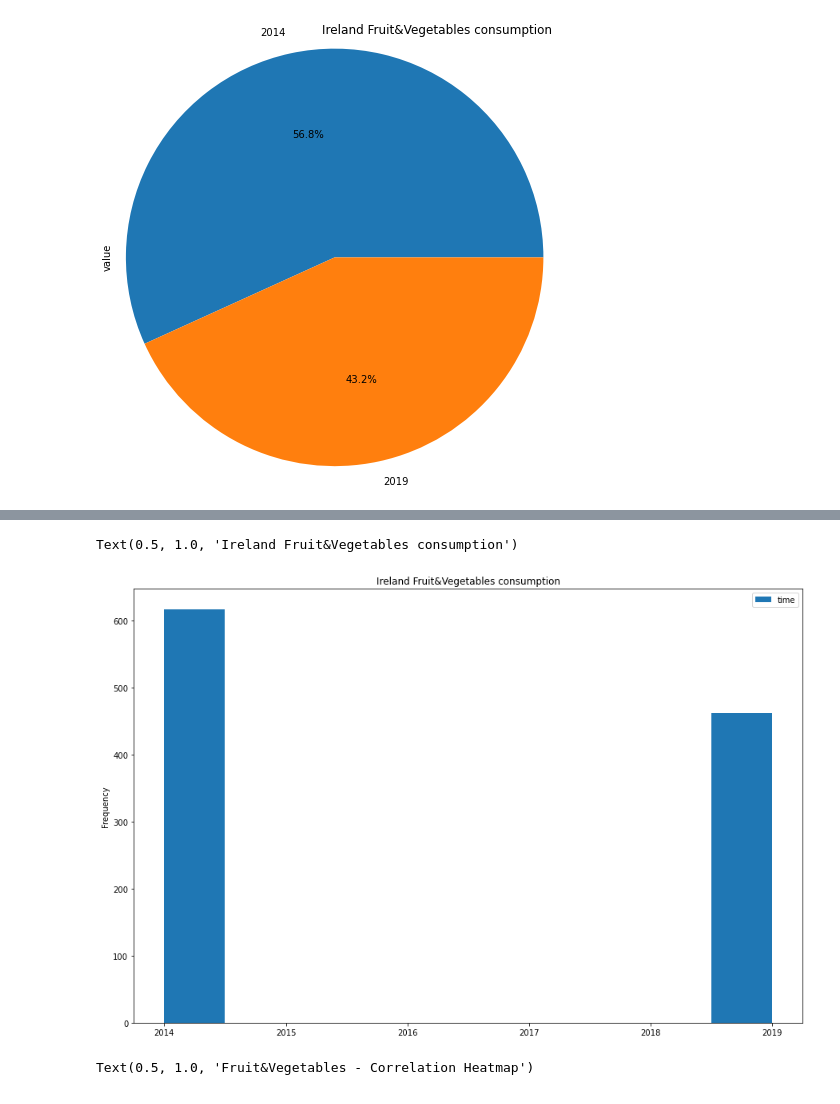
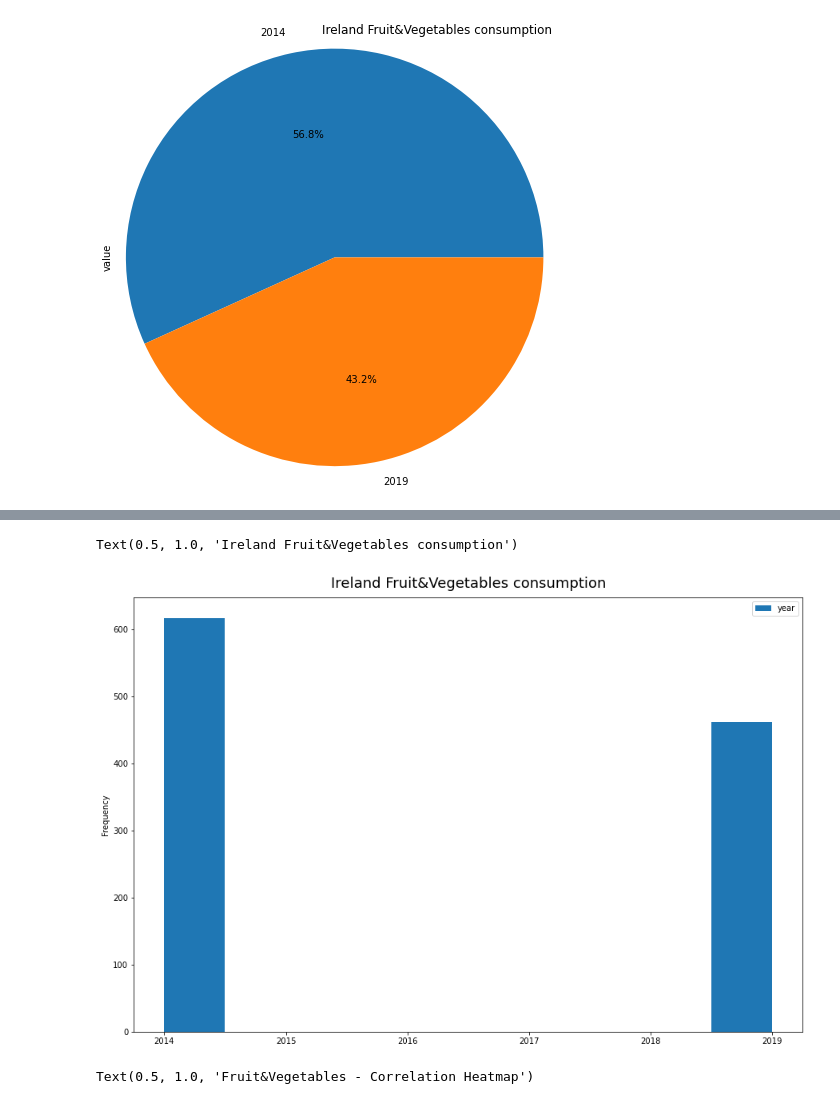
Before and after one commit to kellyc-j/MenuAssistance_project_y4, a Jupyter notebook: No. 2 Menu Assistance.ipynb, the cells around one changed output, grey strips where cells are left out. Saved outputs shown, nothing was run; the diff lists cells and outputs as text; code cells hidden in the pictures.

```diff
--- a/No. 2 Menu Assistance.ipynb
+++ b/No. 2 Menu Assistance.ipynb
@@ -489,0 +419,3 @@ pieEDA_datagrocery.plot.pie(figsize=(8,8), radius=1.2, autopct='%1.1f%%')
+# %%
+dataFruitVeg2 = dataFruitVeg1.rename(columns={'time': 'year'})
+dataFruitVeg2.head()
@@ -489,0 +429,3 @@ pieEDA_datagrocery.plot.pie(figsize=(8,8), radius=1.2, autopct='%1.1f%%')
+# %%
+dataFruitVeg3 = dataFruitVeg2.drop(columns=['unit', 'n_portion','sex', 'age'])
+dataFruitVeg3.head()
@@ -489,0 +439,4 @@ pieEDA_datagrocery.plot.pie(figsize=(8,8), radius=1.2, autopct='%1.1f%%')
+# %%
+#dataFruitVeg3['ingredient'] = pd.Series(["VEGETABLE" for x in range(len(dataFruitVeg3.index))])
+dataFruitVeg3.insert(1,'ingredient','VEGETABLE')
+dataFruitVeg3.head()
@@ -490,5 +450,5 @@ pieEDA_datagrocery.plot.pie(figsize=(8,8), radius=1.2, autopct='%1.1f%%')
 # %%
 #isolating ireland
-IEfruit = dataFruitVeg.loc[dataFruitVeg['country'] == ('IE')]
-IEfruit.head()
+IEfruit_df = dataFruitVeg3.loc[dataFruitVeg3['country'] == ('IE')]
+IEfruit_df.head()
 # %% [output]
@@ -547,8 +472,8 @@ Text(0, 0.5, 'Value/Quantity')
 # %%
-IEfruit1.plot(kind = 'hist', x='country', y='time',figsize=(15,10))
-plt.title("Ireland Fruit&Vegetables consumption")
+IEfruit_df.plot(kind = 'hist', x='country', y='year',figsize=(15,10))
+plt.title("Ireland Fruit&Vegetables consumption", fontdict={'fontsize':18}, pad=12)
 # %% [output]
 Text(0.5, 1.0, 'Ireland Fruit&Vegetables consumption')
-[figure, old version]
+[figure, new version]
 # %%
 plt.figure(figsize=(16,6))
```
Also changed, not shown: parts of 93 cells of this notebook.
